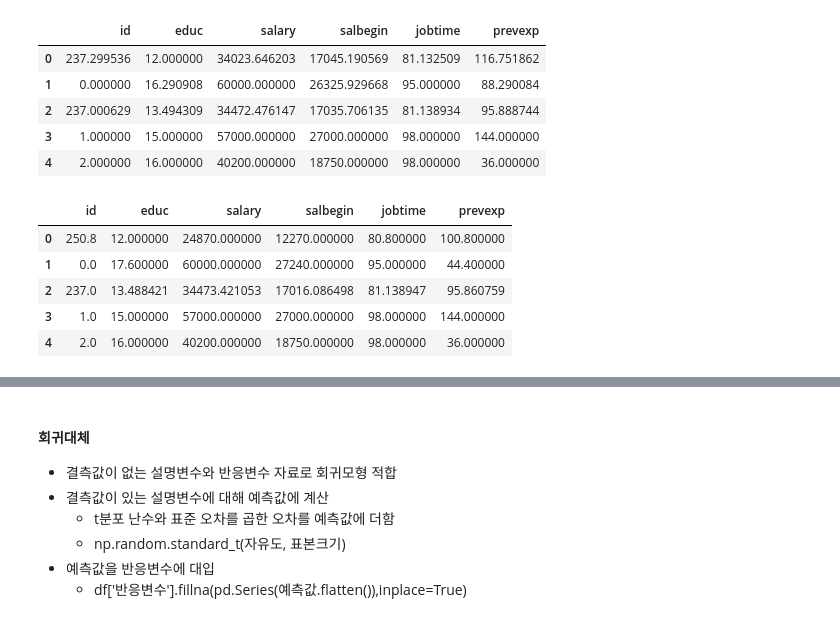
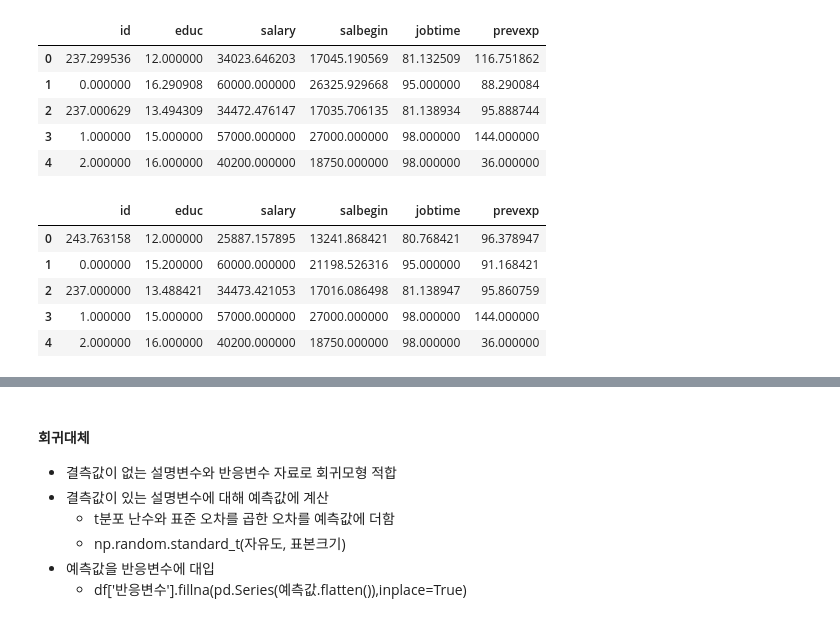
Before and after one commit to uijungkwon/data_analysis, a Jupyter notebook: BSA05/BSA05_Missing-Value.ipynb, the cells around one changed output, grey strips where cells are left out. Saved outputs shown, nothing was run; the diff lists cells and outputs as text; code cells hidden in the pictures.

```diff
--- a/BSA05/BSA05_Missing-Value.ipynb
+++ b/BSA05/BSA05_Missing-Value.ipynb
@@ -354,14 +354,14 @@ from sklearn.impute import IterativeImputer
 # %%
 ### KNN
 ## 중요 !! 퀴즈 준비
 from sklearn.impute import KNNImputer
-근접대체 = KNNImputer(n_neighbors=5, weights="uniform") #근처에 있는 값들을 정해 군집 분석 -> knn , k개의 값들의 평균 값을 대입
-근접대체.set_output(transform='pandas')
+근접대체 = KNNImputer(n_neighbors=190, weights="uniform") #근처에 있는 값들을 정해 군집 분석 -> knn , k개의 값들의 평균 값을 대입
+근접대체.set_output(transform='pandas') #190개를 기준으로 값들을 대체함
 근접대체.fit_transform(수치결측자료).head()
 # %% [output]
 |  | id | educ | salary | salbegin | jobtime | prevexp |
-| 0 | 250.8 | 12.000000 | 24870.000000 | 12270.000000 | 80.800000 | 100.800000 |
-| 1 | 0.0 | 17.600000 | 60000.000000 | 27240.000000 | 95.000000 | 44.400000 |
-| 2 | 237.0 | 13.488421 | 34473.421053 | 17016.086498 | 81.138947 | 95.860759 |
-| 3 | 1.0 | 15.000000 | 57000.000000 | 27000.000000 | 98.000000 | 144.000000 |
-| 4 | 2.0 | 16.000000 | 40200.000000 | 18750.000000 | 98.000000 | 36.000000 |
+| 0 | 243.763158 | 12.000000 | 25887.157895 | 13241.868421 | 80.768421 | 96.378947 |
+| 1 | 0.000000 | 15.200000 | 60000.000000 | 21198.526316 | 95.000000 | 91.168421 |
+| 2 | 237.000000 | 13.488421 | 34473.421053 | 17016.086498 | 81.138947 | 95.860759 |
+| 3 | 1.000000 | 15.000000 | 57000.000000 | 27000.000000 | 98.000000 | 144.000000 |
+| 4 | 2.000000 | 16.000000 | 40200.000000 | 18750.000000 | 98.000000 | 36.000000 |
```
Also changed, not shown: parts of 3 cells of this notebook, 2 other files.
